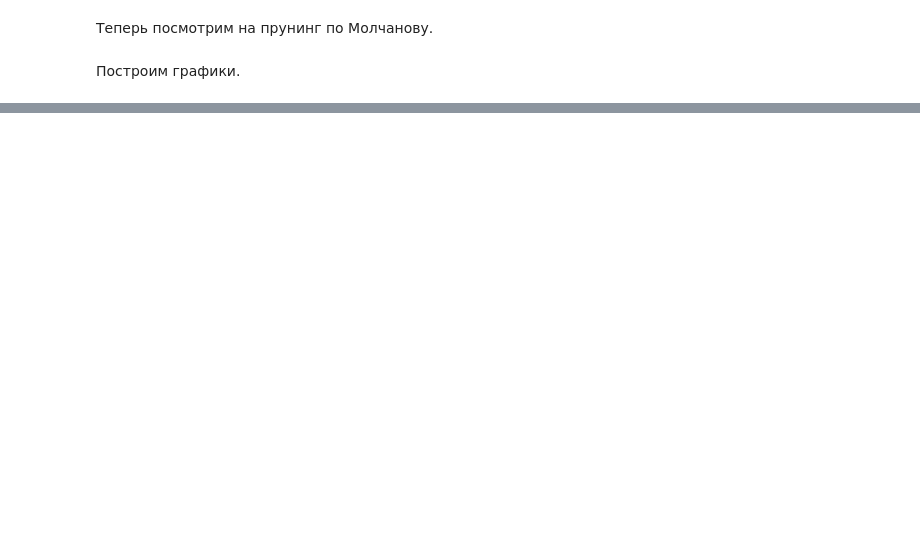
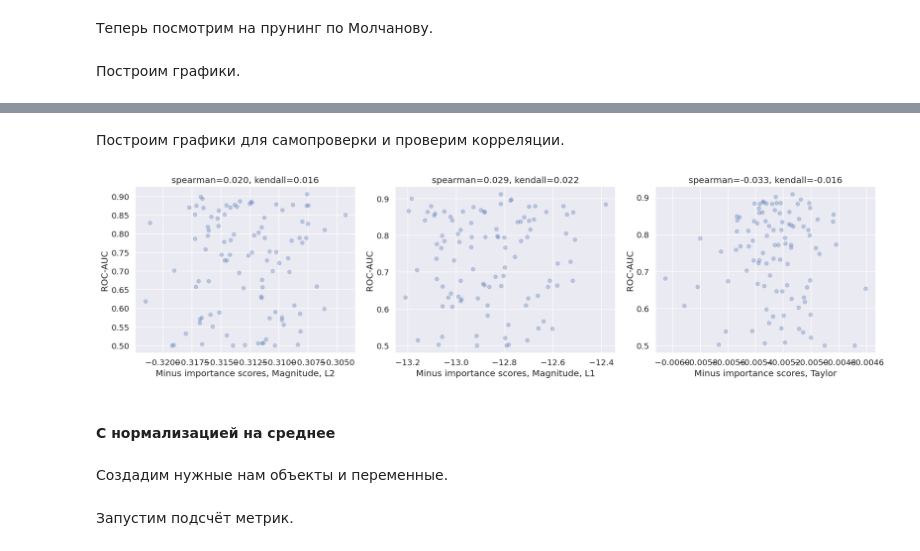
Before and after one commit to intsystems/Zero-shot-structural-pruning, a Jupyter notebook: src/depgraph-experiments.ipynb, the cells around one changed output, grey strips where cells are left out. Drawn from its saved outputs; the diff is of its cells as text; code cells hidden in the pictures; blank space fills up the shorter version.

```diff
--- a/src/depgraph-experiments.ipynb
+++ b/src/depgraph-experiments.ipynb
@@ -514,0 +633,2 @@ Molchanov, local, rate 0.99, ROC-AUC: 0.49700
+# %%
+DG = tp.DependencyGraph().build_dependency(full_model, example_inputs=torch.randn(1,3,224,224))
@@ -514,0 +639,16 @@ Molchanov, local, rate 0.99, ROC-AUC: 0.49700
+# %%
+prune_rate = 0.15
+num_samples = 100
+
+importances = {
+    'Magnitude, L2': tp.importance.GroupMagnitudeImportance(p=2, normalizer=None),
+    'Magnitude, L1': tp.importance.GroupMagnitudeImportance(p=1, normalizer=None),
+    'Taylor': tp.importance.TaylorImportance(normalizer=None)
+}
+
+history_metrics = {
+    importance_name: {
+        'random': [],
+        'estimate': []
+    } for importance_name in importances
+    }
@@ -538,0 +687,33 @@ Scores: tensor(1.)
+# %% [markdown]
+Построим графики для самопроверки и проверим корреляции.
+# %%
+plt.figure(figsize=(18, 5))
+
+for i, importance_name in enumerate(history_metrics):
+    plt.subplot(1, 3, i+1)
+    plt.scatter(
+        history_metrics[importance_name]['estimate'],
+        history_metrics[importance_name]['random'],
+        alpha=0.3
+        )
+    plt.xlabel(f'Minus importance scores, {importance_name}')
+    plt.ylabel('ROC-AUC')
+
+    spearman_corr, _ = spearmanr(
+        history_metrics[importance_name]['estimate'],
+        history_metrics[importance_name]['random']
+        )
+    kendall_corr, _ = kendalltau(
+        history_metrics[importance_name]['estimate'],
+        history_metrics[importance_name]['random']
+        )
+
+    plt.title(f'spearman={spearman_corr:.3f}, kendall={kendall_corr:.3f}')
+
+plt.tight_layout()
+# %% [output]
+[figure, added]
+# %% [markdown]
+#### C нормализацией на среднее
+# %% [markdown]
+Создадим нужные нам объекты и переменные.
@@ -538,0 +736,2 @@ Scores: tensor(1.)
+# %% [markdown]
+Запустим подсчёт метрик.
```
Also changed, not shown: parts of 36 cells of this notebook.
